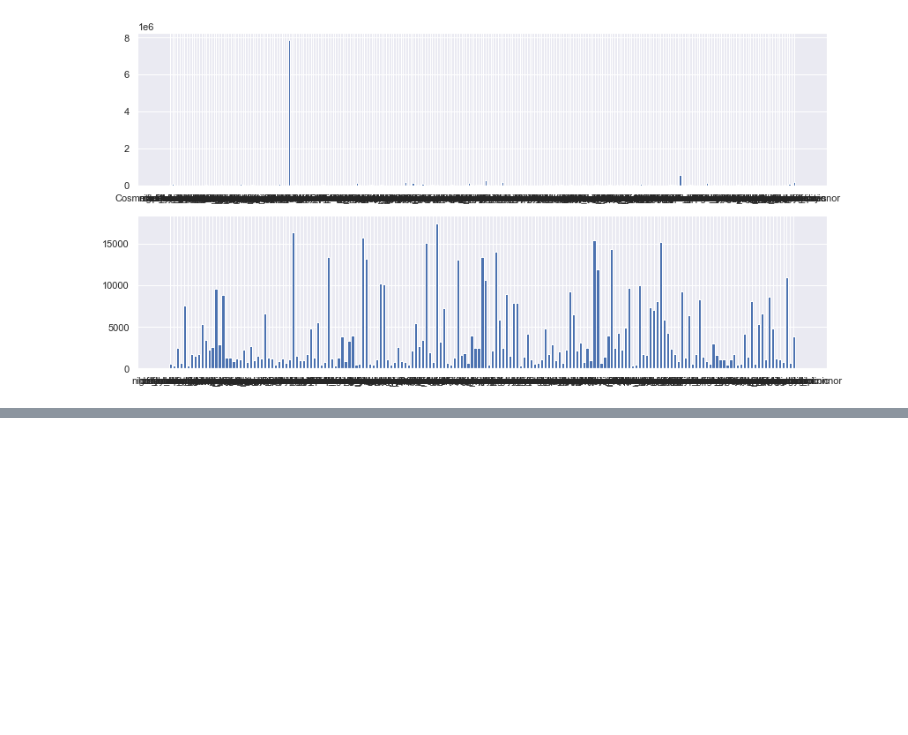
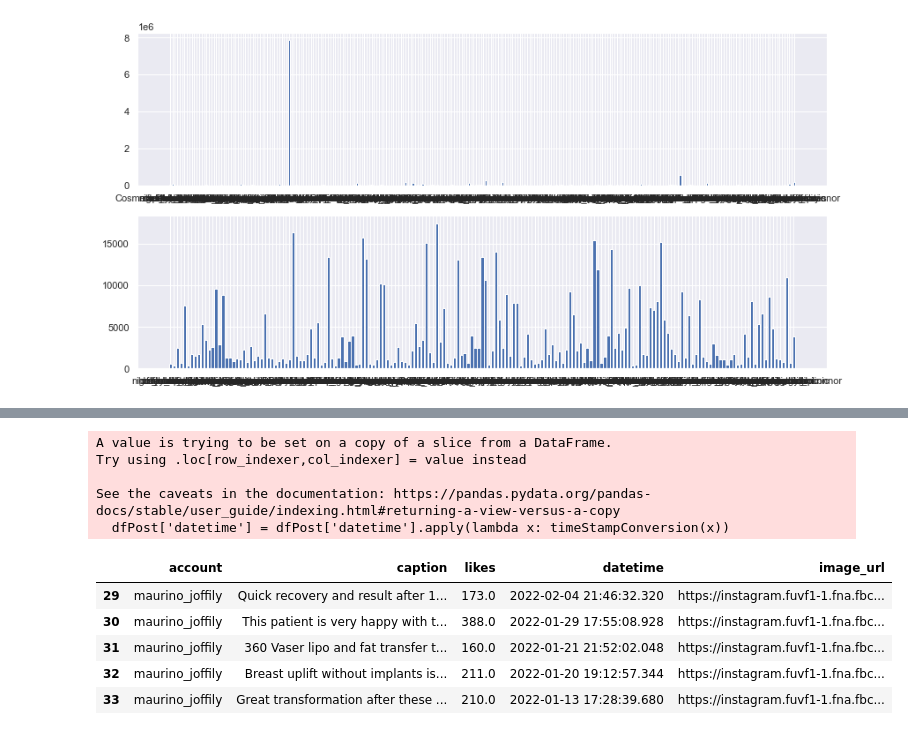
Before and after one commit to Zarmina97/NLP-project-, a Jupyter notebook: df_cleaning_sandeep.ipynb, the cells around one changed output, grey strips where cells are left out. Cells and saved outputs as stored; diff of their text form; code cells hidden in the pictures; blank space fills up the shorter version.

Commit message:
updated datetime column

```diff
--- a/df_cleaning_sandeep.ipynb
+++ b/df_cleaning_sandeep.ipynb
@@ -215,0 +221,6 @@ dfPost.shape
+# %%
+import datetime
+def timeStampConversion(x):
+    return datetime.datetime.fromtimestamp(int(x)/1000)
+# %%
+dfPost['datetime'] = pd.to_numeric(dfPost['datetime'], downcast="float")
@@ -216,3 +242,22 @@ dfPost.shape
+# %%
+dfPost['datetime'] = dfPost['datetime'].apply(lambda x: timeStampConversion(x))
+# updated_df = data.apply(lambda x: x-5 if x.name == "A" else x)
+# datetime.value_counts()
+# %% [output]
+A value is trying to be set on a copy of a slice from a DataFrame.
+Try using .loc[row_indexer,col_indexer] = value instead
+
+See the caveats in the documentation: https://pandas.pydata.org/pandas-docs/stable/user_guide/indexing.html#returning-a-view-versus-a-copy
+  dfPost['datetime'] = dfPost['datetime'].apply(lambda x: timeStampConversion(x))
+# %%
+dfPost.head()
+# %% [output]
+|  | account | caption | likes | datetime | image_url |
+| 29 | maurino_joffily | Quick recovery and result after 1... | 173.0 | 2022-02-04 21:46:32.320 | https://instagram.fuvf1-1.fna.fbc... |
+| 30 | maurino_joffily | This patient is very happy with t... | 388.0 | 2022-01-29 17:55:08.928 | https://instagram.fuvf1-1.fna.fbc... |
+| 31 | maurino_joffily | 360 Vaser lipo and fat transfer t... | 160.0 | 2022-01-21 21:52:02.048 | https://instagram.fuvf1-1.fna.fbc... |
+| 32 | maurino_joffily | Breast uplift without implants is... | 211.0 | 2022-01-20 19:12:57.344 | https://instagram.fuvf1-1.fna.fbc... |
+| 33 | maurino_joffily | Great transformation after these ... | 210.0 | 2022-01-13 17:28:39.680 | https://instagram.fuvf1-1.fna.fbc... |
 # %%
 '''
 nunmber of likes vs ~ time in the week
```
Also changed, not shown: parts of 3 cells of this notebook.
